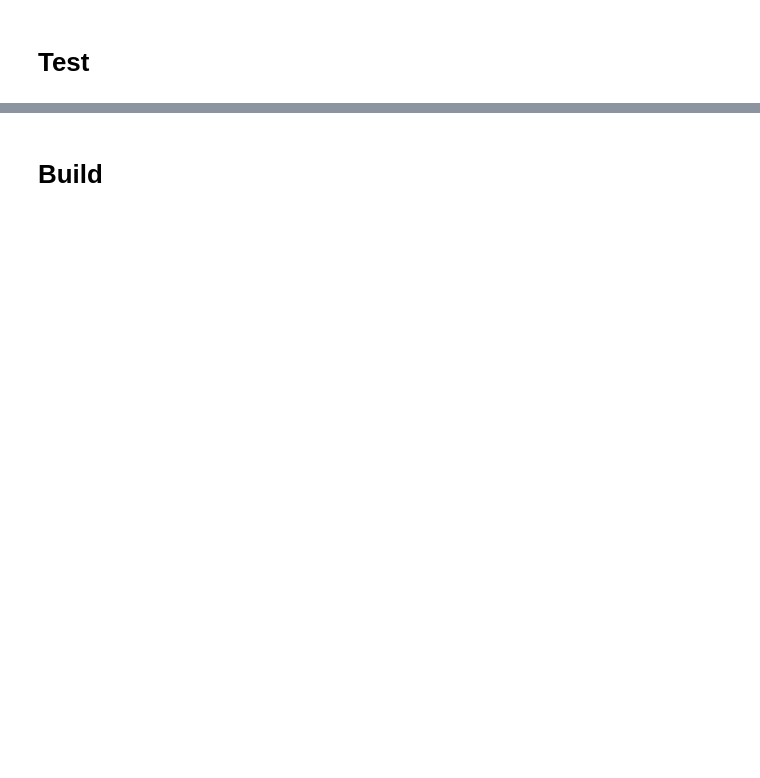
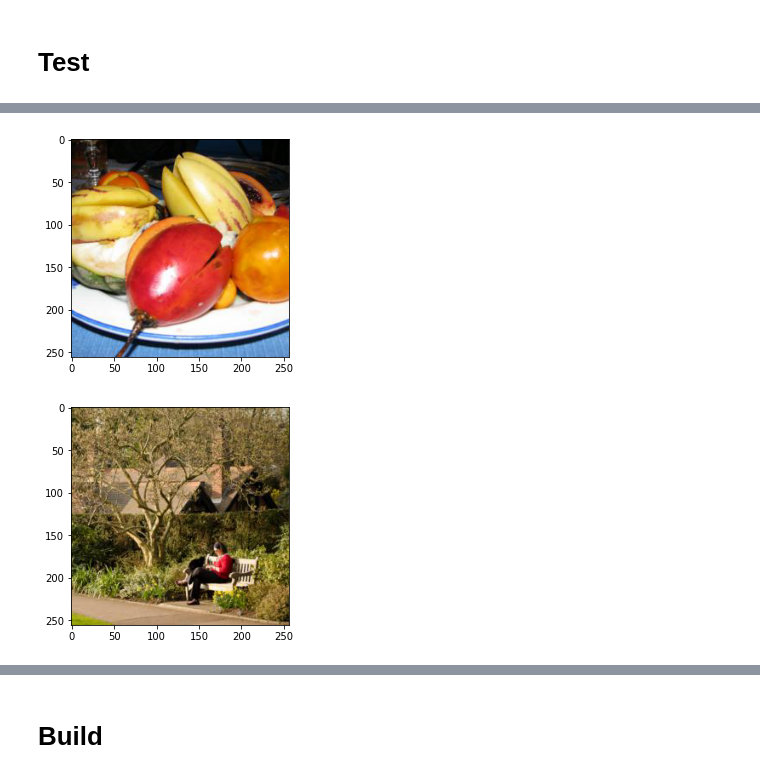
Before and after one commit to justinblaber/style_transfer, a Jupyter notebook: data.ipynb, the cells around one changed output, grey strips where cells are left out. Cells and saved outputs as stored; diff of their text form; code cells hidden in the pictures; blank space fills up the shorter version.

```diff
--- a/data.ipynb
+++ b/data.ipynb
@@ -105,0 +219,9 @@ dl_trn = SubsetDataloader(ds_trn,
+# %%
+batch_size = 4
+num_workers = 4
+num_samples = 6
+
+pipeline_trn = ImgFolderPipeline(dir_imgs=dir_content/'formatted_256'/'trn',
+                                 batch_size=batch_size,
+                                 num_workers=num_workers)
+dl_trn = DaliDataloader(pipeline_trn, num_samples)
@@ -105,0 +232,8 @@ dl_trn = SubsetDataloader(ds_trn,
+# %%
+for idx, (X,y) in enumerate(dl_trn):
+    plt.figure(idx)
+    img = torch2np(X[0])
+    plt.imshow(denorm(img))
+# %% [output]
+[figure, added]
+[figure, added]
```
Also changed, not shown: parts of 30 cells of this notebook, 10 other files.
